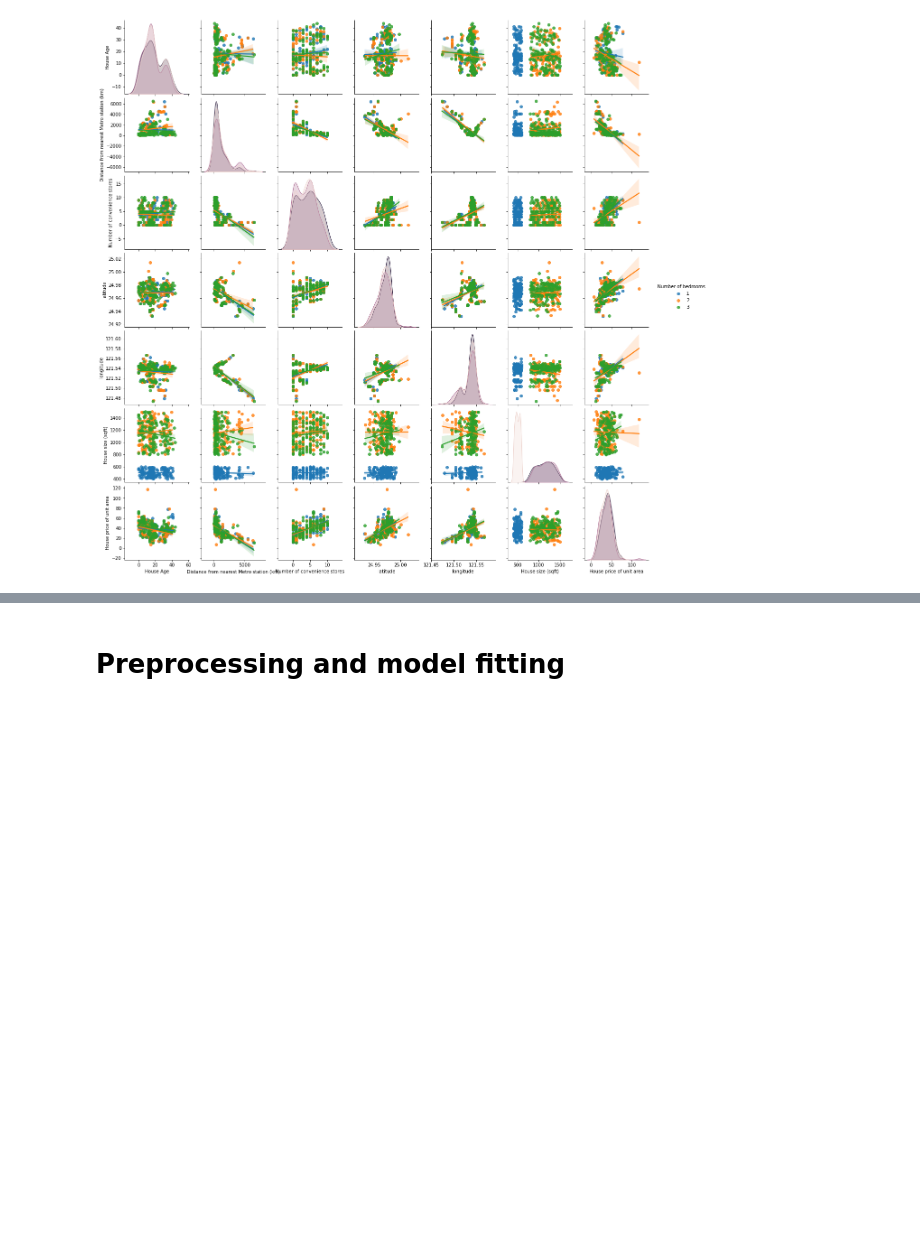
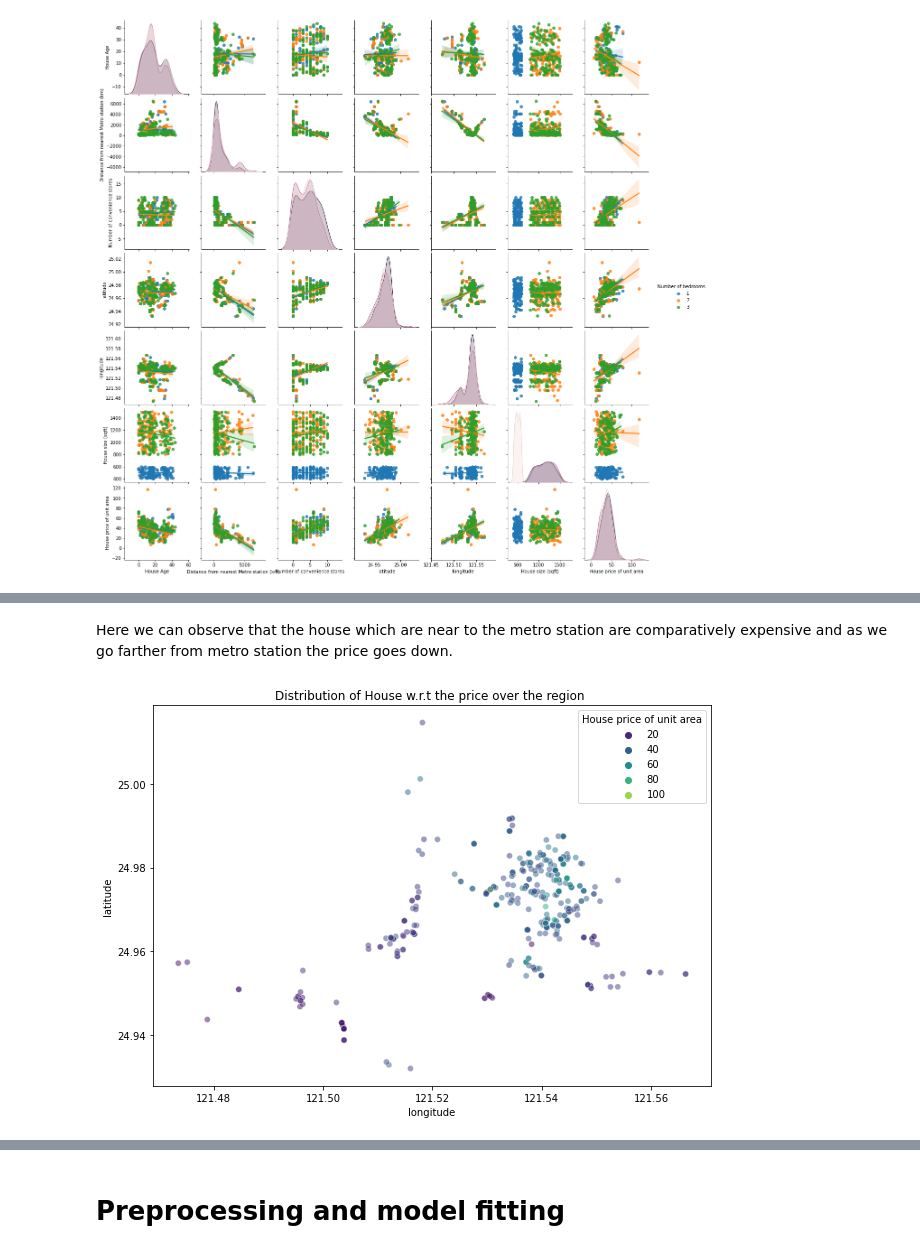
Before and after one commit to deepaksirohiwal/House_price_prediction, a Jupyter notebook: House price prediction.ipynb, the cells around one changed output, grey strips where cells are left out. Saved outputs shown, nothing was run; the diff lists cells and outputs as text; code cells hidden in the pictures; blank space fills up the shorter version.

```diff
--- a/House price prediction.ipynb
+++ b/House price prediction.ipynb
@@ -135,0 +136,8 @@ As it can be observed that the price of the house is fairly correlated to the la
+# %% [markdown]
+Here we can observe that the house which are near to the metro station are comparatively expensive and as we go farther from metro station the price goes down.
+# %%
+#House price and region
+scatter_plot(data,'longitude','latitude',"House price of unit area")
+_=plt.title("Distribution of House w.r.t the price over the region ")
+# %% [output]
+[figure, added]
```
Also changed, not shown: parts of 20 cells of this notebook.
